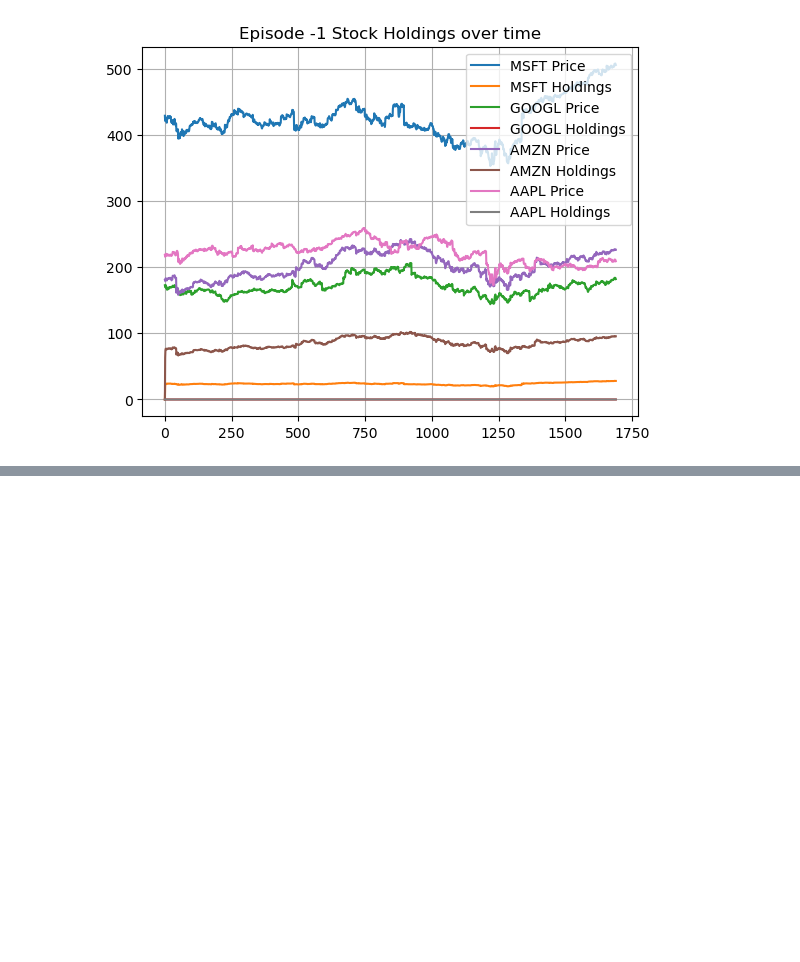
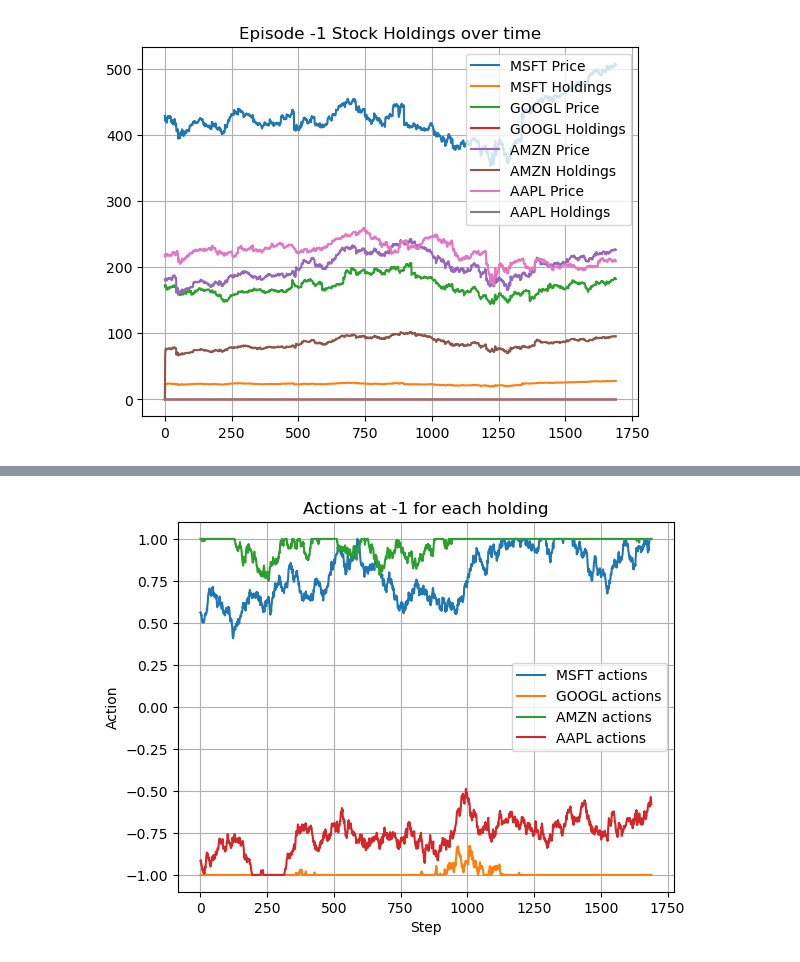
Before and after one commit to MDBowen/StockPred, a Jupyter notebook: Reinfocement_Learning/ddpg_portfolio_managment.ipynb, the cells around one changed output, grey strips where cells are left out. Saved outputs shown, nothing was run; the diff lists cells and outputs as text; code cells hidden in the pictures; blank space fills up the shorter version.

```diff
--- a/Reinfocement_Learning/ddpg_portfolio_managment.ipynb
+++ b/Reinfocement_Learning/ddpg_portfolio_managment.ipynb
@@ -470,0 +498,5 @@ plt.legend()
+# %%
+
+display_actions(-1)
+# %% [output]
+[figure, added]
```
Also changed, not shown: parts of 11 cells of this notebook, 2 other files.
